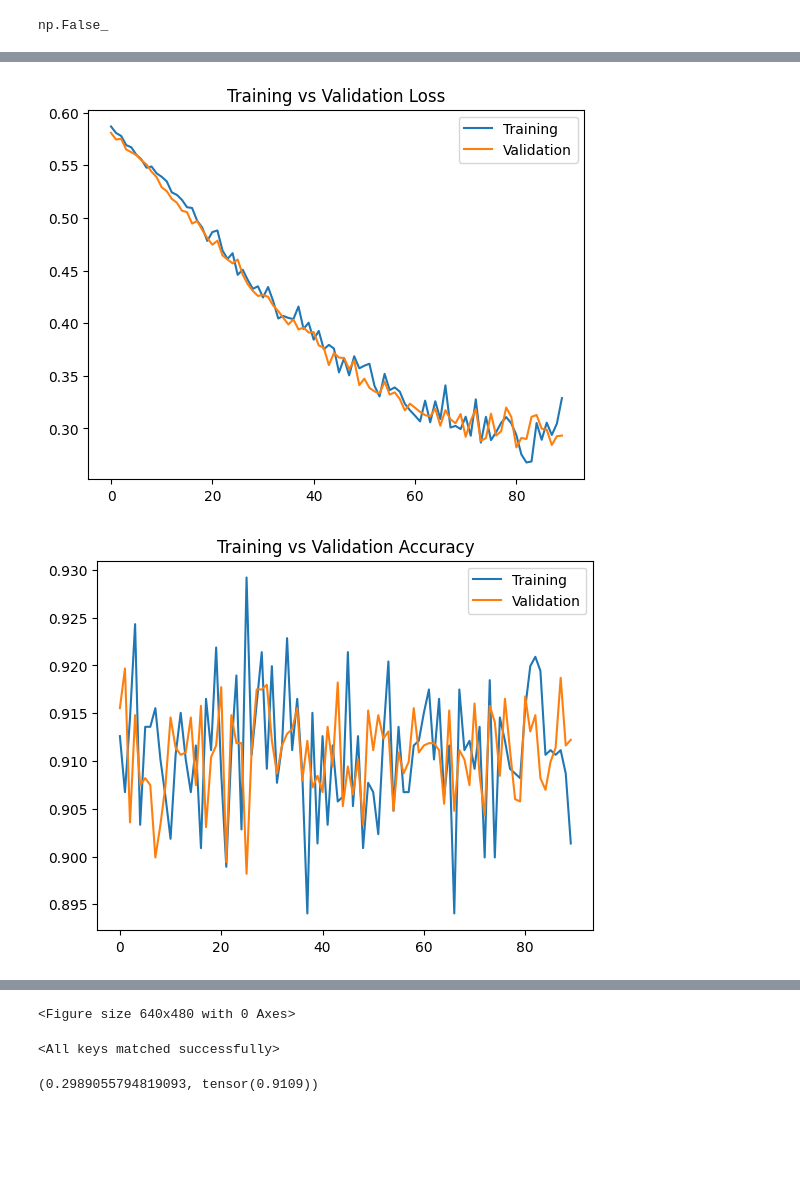
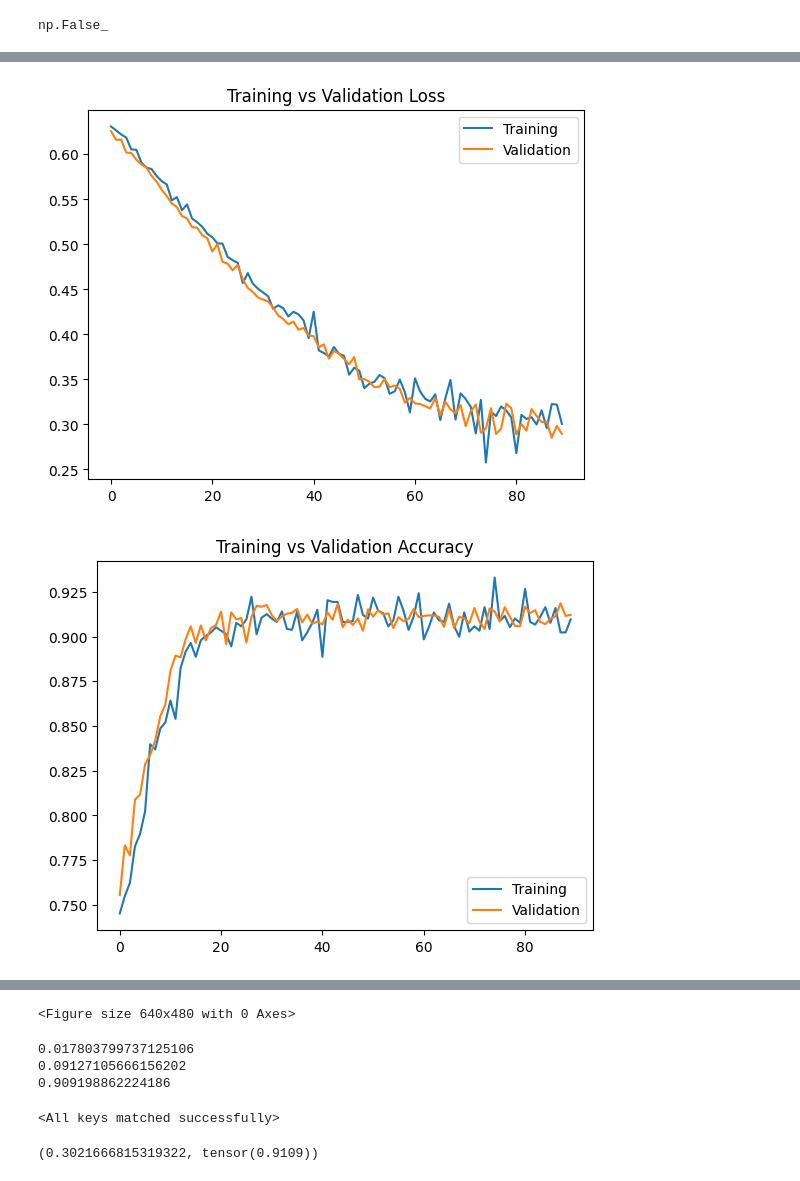
Before and after one commit to jeffbrin/gene-variation-effects-ml, a Jupyter notebook: notebooks/main.ipynb, the cells around one changed output, grey strips where cells are left out. Saved outputs shown, nothing was run; the diff lists cells and outputs as text; code cells hidden in the pictures; blank space fills up the shorter version.

Commit message:
Added confusion matrices, precision, recall, and specificity. Also fixed accuracy by passing outputs through sigmoid.

```diff
--- a/notebooks/main.ipynb
+++ b/notebooks/main.ipynb
@@ -2,11 +2,13 @@
 import pandas as pd
 import numpy as np
 import os
+import torch
+import matplotlib.pyplot as plt
+import seaborn as sn
 
 from gene_variation_effects import config
 from gene_variation_effects.modeling import NNPipeLine, MLP, data_shuffle_split, run_training_loop, test_model
-import torch
-import matplotlib.pyplot as plt
+
 
 seed = 42
 
@@ -15,6 +17,8 @@ TARGET_FEATURE = 'ClinSigSimple'
 df = pd.read_csv(os.path.join(config.DATA_DIR, DATASET_NAME))
 target_array = df[TARGET_FEATURE]
 
+df.drop(columns=[TARGET_FEATURE], inplace=True)
+
 ONEHOT_FEATURES = ['Type']
 EMBEDDED_FEATURES = ['GeneSymbol']
 NUMERIC_FEATURES = ['VariantLength', 'VariantLengthDifference']
@@ -65,7 +71,8 @@ BATCH_SIZE = 2048
 PATIENCE = 10
 
 optimizer = torch.optim.Adam(model.parameters(), lr=1e-3)
-optimal_model_dict, training_losses, val_losses, training_accuracies, val_accuracies = run_training_loop(
+optimal_model_dict, training_losses, val_losses, training_accuracies, val_accuracies, \
+    training_confusion_matrix, val_confusion_matrix = run_training_loop(
     model, BATCH_SIZE, transformed_X_training, transformed_X_validation, training_target_array, validation_target_array, embedding_features_indices, patience=PATIENCE,
     optimizer=optimizer)
 torch.save(optimal_model_dict, "../models/model.pth")
@@ -84,4 +91,19 @@ plt.title("Training vs Validation Accuracy")
 plt.legend()
 plt.show()
 plt.clf()
+
+cm_indices = ["Benign Predicted", "Pathogenic Predicted"]
+cm_cols = ["Benign Actual", "Pathogenic Actual"]
+training_confusion_matrix_df = pd.DataFrame(training_confusion_matrix, index = cm_indices, columns = cm_cols)
+val_confusion_matrix_df = pd.DataFrame(val_confusion_matrix, index = cm_indices, columns = cm_cols)
+# plt.matshow(training_confusion_matrix_df)
+# plt.matshow(val_confusion_matrix_df)
+sn.heatmap(training_confusion_matrix_df, annot=True)
+plt.title("Training Confusion Matrix")
+plt.show()
+plt.clf()
+sn.heatmap(val_confusion_matrix_df, annot=True)
+plt.title("Validation Confusion Matrix")
+plt.show()
+plt.clf()
 # %% [output]
@@ -105,2 +127,2 @@ plt.clf()
-[figure, old version]
+[figure, new version]
-[figure, old version]
+[figure, new version]
@@ -107,4 +131,16 @@ plt.clf()
 <Figure size 640x480 with 0 Axes>
+# %%
+precision = training_confusion_matrix_df['Pathogenic Actual']['Pathogenic Predicted'] / sum(training_confusion_matrix_df.loc['Pathogenic Predicted'])
+recall = training_confusion_matrix_df['Pathogenic Actual']['Pathogenic Predicted'] / sum(training_confusion_matrix_df['Pathogenic Actual'])
+specificity = training_confusion_matrix_df['Benign Actual']['Benign Predicted'] / sum(training_confusion_matrix_df['Benign Actual'])
+
+print(precision)
+print(recall)
+print(specificity)
+# %% [output]
+0.017803799737125106
+0.09127105666156202
+0.909198862224186
 # %%
 # Recreate the model structure
 model.load_state_dict(torch.load("../models/model.pth"))
@@ -114,4 +150,4 @@ model.load_state_dict(torch.load("../models/model.pth"))
 avg_loss, accuracy = test_model(model, BATCH_SIZE, transformed_X_test, test_target_array, embedding_features_indices)
 avg_loss, accuracy
 # %% [output]
-(0.2989055794819093, tensor(0.9109))
+(0.3021666815319322, tensor(0.9109))
```
Also changed, not shown: parts of 2 cells of this notebook, 5 other files.
